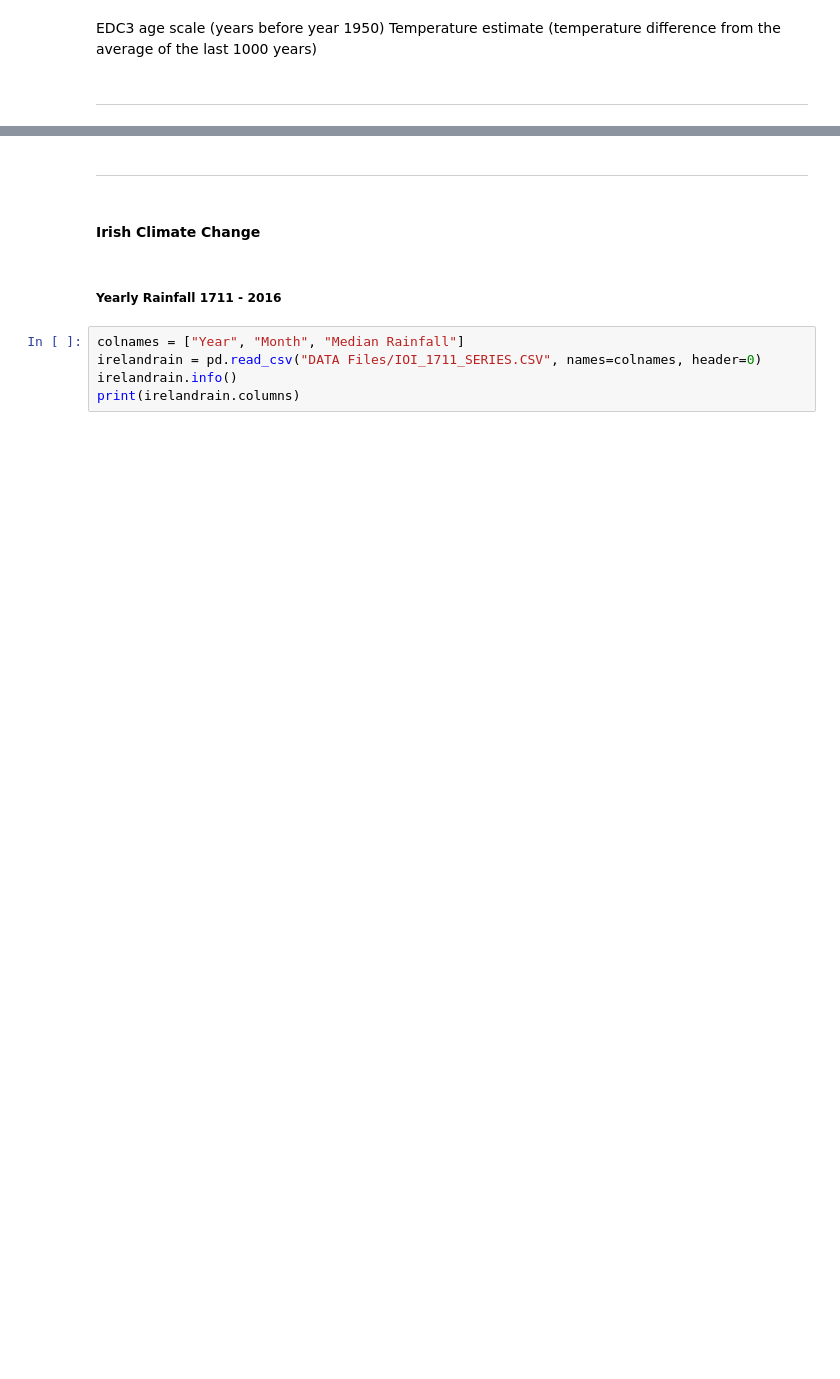
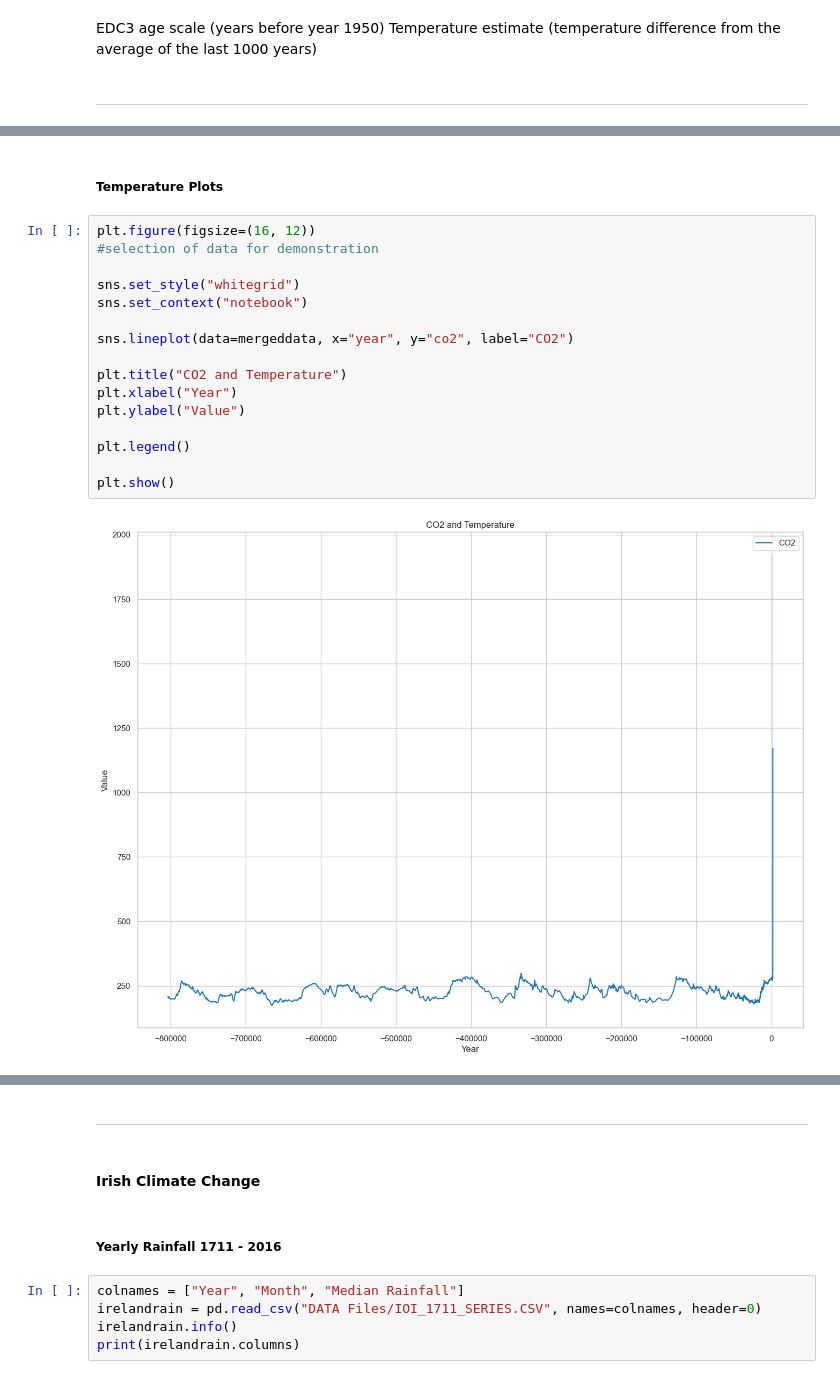
Before and after one commit to rebhanqui/programming-data-project-2, a Jupyter notebook: c02-v-temperature.ipynb, the cells around one changed output, grey strips where cells are left out. Saved outputs shown, nothing was run; the diff lists cells and outputs as text; blank space fills up the shorter version.

Commit message:
temperaturei data collected and merged and plotted

```diff
--- a/c02-v-temperature.ipynb
+++ b/c02-v-temperature.ipynb
@@ -401,0 +427,20 @@ noaatemp.head(10)
+# %% [markdown]
+##### Temperature Plots
+# %%
+plt.figure(figsize=(16, 12))
+#selection of data for demonstration
+
+sns.set_style("whitegrid")
+sns.set_context("notebook")
+
+sns.lineplot(data=mergeddata, x="year", y="co2", label="CO2")
+
+plt.title("CO2 and Temperature")
+plt.xlabel("Year")
+plt.ylabel("Value")
+
+plt.legend()
+
+plt.show()
+# %% [output]
+[figure, added]
```
Also changed, not shown: parts of 12 cells of this notebook, 2 other files.
